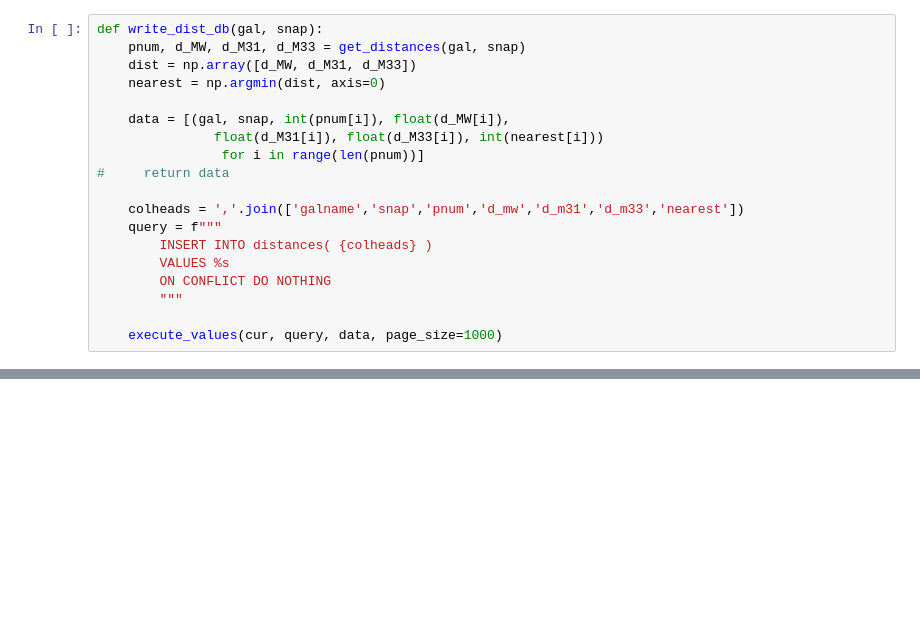
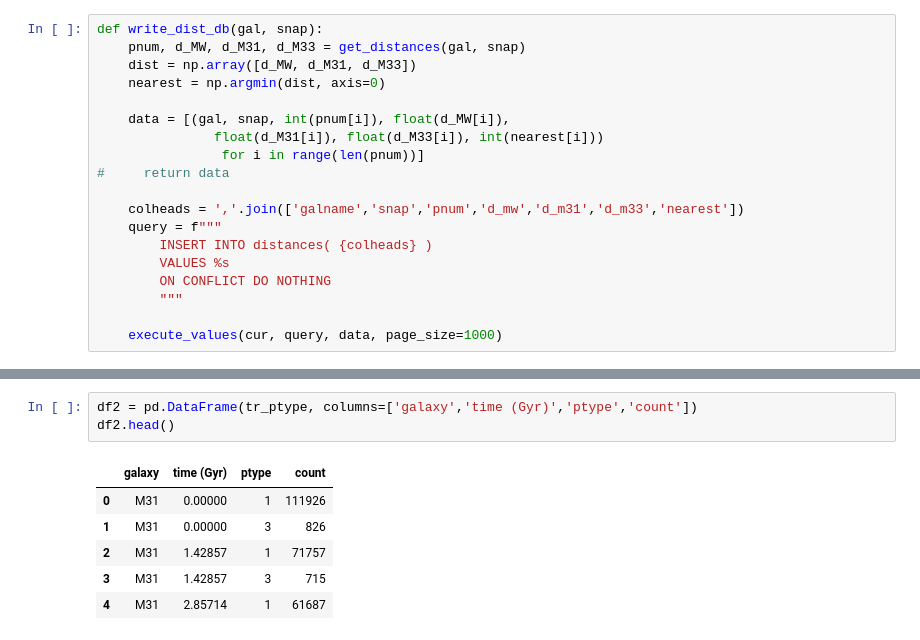
Before and after one commit to colinleach/400B_Leach, a Jupyter notebook: Project/notebooks/distances.ipynb, the cells around one changed output, grey strips where cells are left out. Cells and saved outputs as stored; diff of their text form; blank space fills up the shorter version.

```diff
--- a/Project/notebooks/distances.ipynb
+++ b/Project/notebooks/distances.ipynb
@@ -139,0 +116,10 @@ array([3818.949  , 1258.2881 ,  440.44144, ...,  557.62036,  752.66907,
+# %%
+df2 = pd.DataFrame(tr_ptype, columns=['galaxy','time (Gyr)','ptype','count'])
+df2.head()
+# %% [output]
+|  | galaxy | time (Gyr) | ptype | count |
+| 0 | M31 | 0.00000 | 1 | 111926 |
+| 1 | M31 | 0.00000 | 3 | 826 |
+| 2 | M31 | 1.42857 | 1 | 71757 |
+| 3 | M31 | 1.42857 | 3 | 715 |
+| 4 | M31 | 2.85714 | 1 | 61687 |
```
Also changed, not shown: parts of 23 cells of this notebook, 4 other files.
